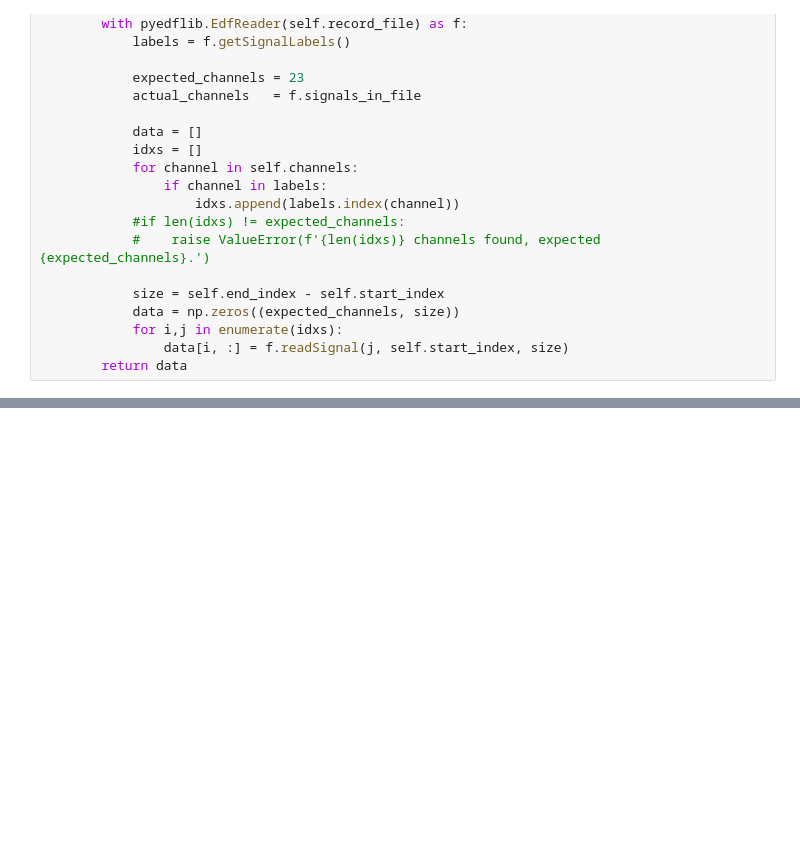
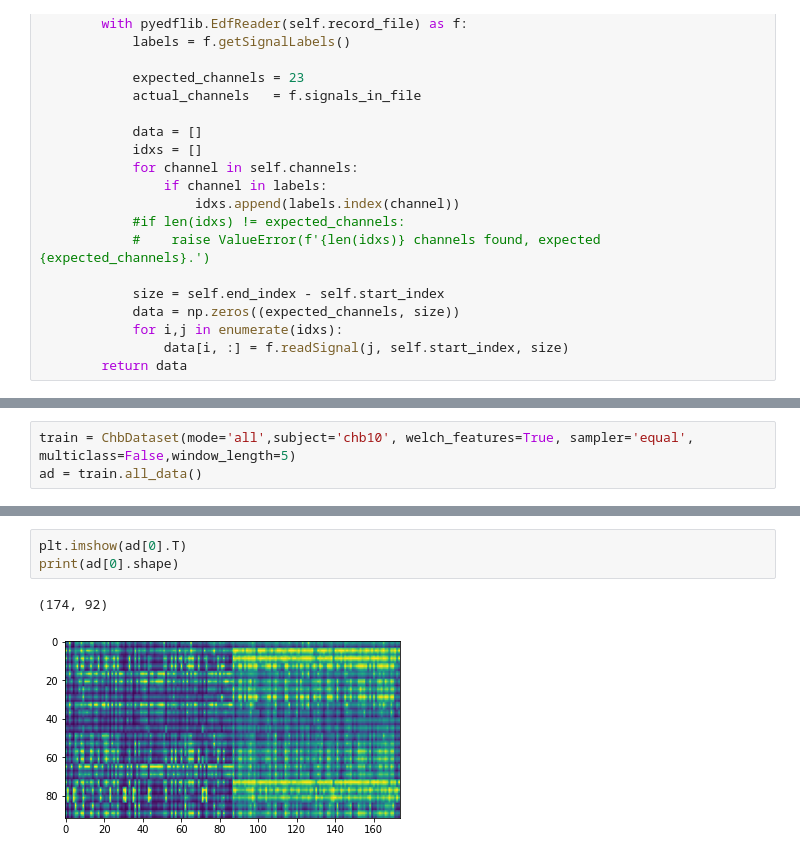
Before and after one commit to FilipMiscevic/SeizureDetection, a Jupyter notebook: chb_import.ipynb, the cells around one changed output, grey strips where cells are left out. Saved outputs shown, nothing was run; the diff lists cells and outputs as text; blank space fills up the shorter version.

```diff
--- a/chb_import.ipynb
+++ b/chb_import.ipynb
@@ -438,0 +521,3 @@ weighted avg       0.80      0.80      0.80      1166
+# %%
+train = ChbDataset(mode='all',subject='chb10', welch_features=True, sampler='equal', multiclass=False,window_length=5)
+ad = train.all_data()
@@ -438,0 +530,6 @@ weighted avg       0.80      0.80      0.80      1166
+# %%
+plt.imshow(ad[0].T)
+print(ad[0].shape)
+# %% [output]
+(174, 92)
+[figure, added]
```
Also changed, not shown: parts of 13 cells of this notebook, 1 other file.
